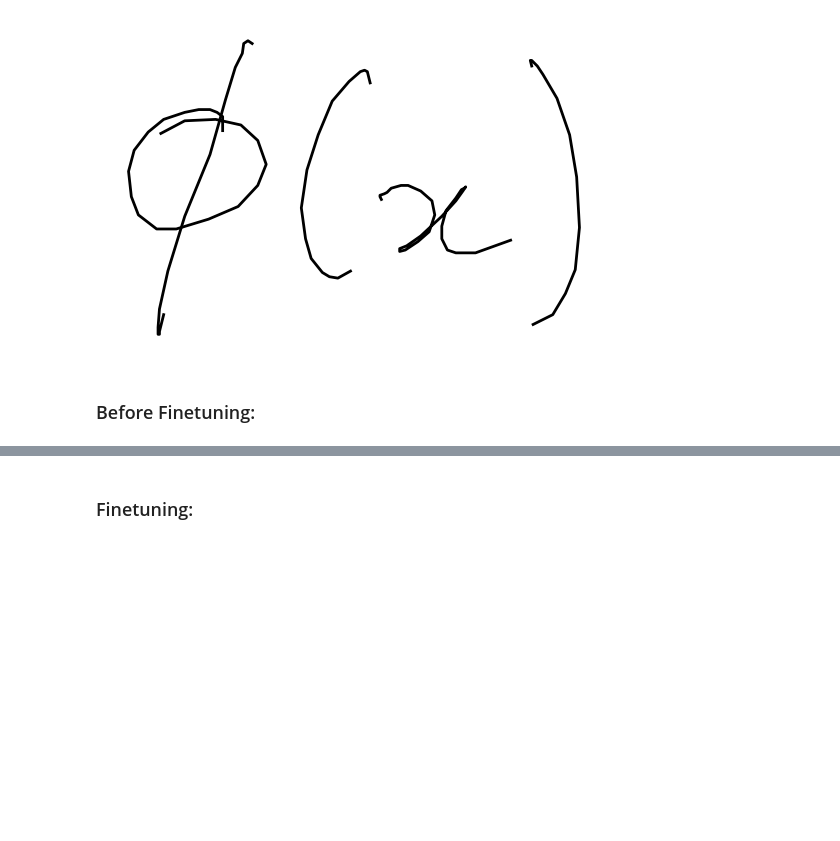
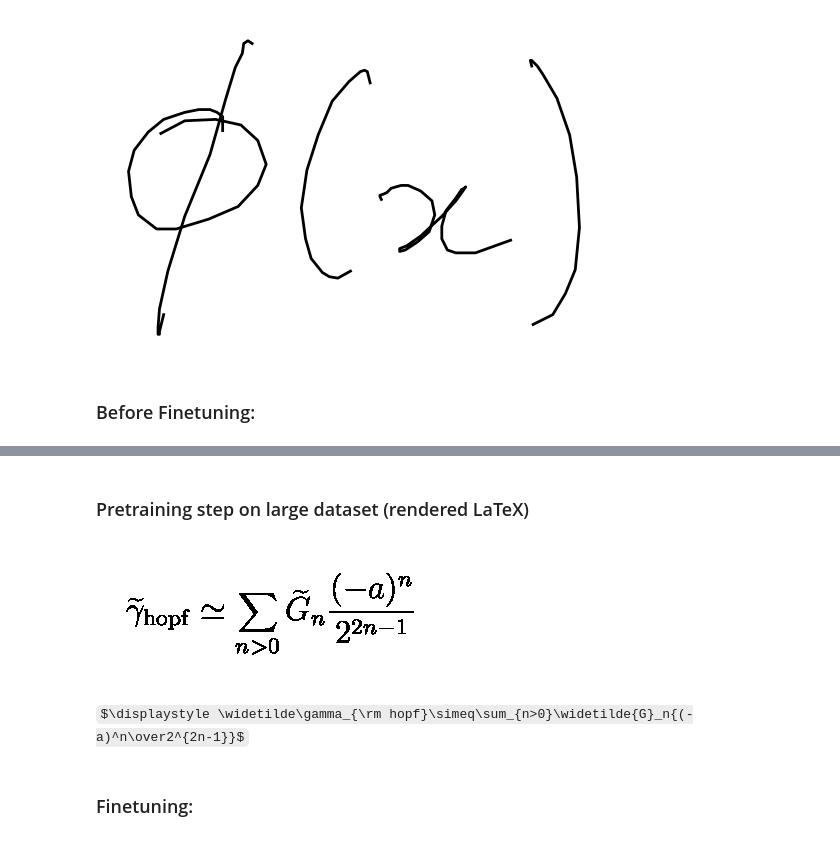
Before and after one commit to leonlenk/LaTeX_OCR, a Jupyter notebook: scripts/TrOCR.ipynb, the cells around one changed output, grey strips where cells are left out. Drawn from its saved outputs; the diff is of its cells as text; code cells hidden in the pictures; some formulas as TeX source; blank space fills up the shorter version.

Commit message:
Added pretraining script on rendered LaTeX dataset.

```diff
--- a/scripts/TrOCR.ipynb
+++ b/scripts/TrOCR.ipynb
@@ -33,0 +37,37 @@ B.C.x )
+# %% [markdown]
+### Pretraining step on large dataset (rendered LaTeX)
+# %%
+# Load LST files
+import pandas as pd
+import numpy as np
+train_filenames_df = pd.read_csv("../rendered_LaTeX/im2latex_train.lst", sep=" ", index_col = 0, header = None)
+formulas = open("../rendered_LaTeX/im2latex_formulas.lst", encoding = "ISO-8859-1").readlines()
+# %%
+formula_image_example = Image.open("../formula_images/" + train_filenames_df.loc[2, 1] + ".png").convert('RGBA')
+
+def crop_to_formula(image, padding = 30):
+    # Image: 4 channel image with alpha.
+    # Convert black pixels to white pixels.
+    data = np.array(image)
+    red, green, blue, alpha = data.T
+    black_areas = (red < 10) & (blue < 10) & (green < 10)
+    # Convert alpha to white.
+    data[..., -1] = 255
+    # Crop a box around the area that contains black pixels.
+    coords = np.argwhere(black_areas)
+    x0, y0 = coords.min(axis=0)
+    x1, y1 = coords.max(axis=0) + 1
+    # Add padding.
+    x0 = max(0, x0 - padding)
+    y0 = max(0, y0 - padding)
+    x1 = min(image.width, x1 + padding)
+    y1 = min(image.height, y1 + padding)
+    image = Image.fromarray(data[y0:y1, x0:x1])
+    return image.convert('RGB')
+
+display(crop_to_formula(formula_image_example))
+from IPython.display import display, Math, Latex
+display(Math(formulas[2].split("\label")[0]))
+# %% [output]
+[figure, added]
+$\displaystyle \widetilde\gamma_{\rm hopf}\simeq\sum_{n>0}\widetilde{G}_n{(-a)^n\over2^{2n-1}}$
```
Also changed, not shown: parts of 7 cells of this notebook, 1 other file.
